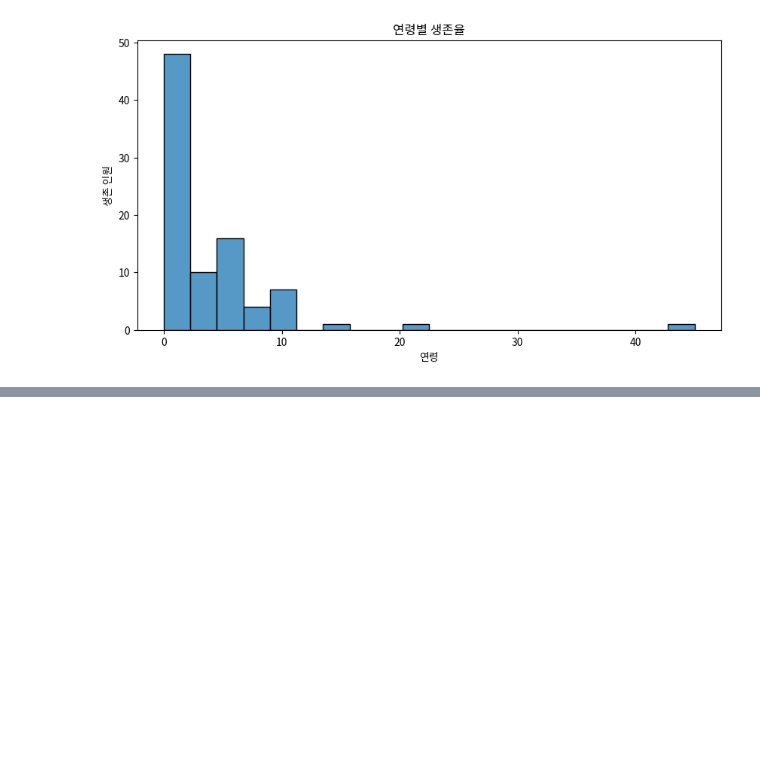
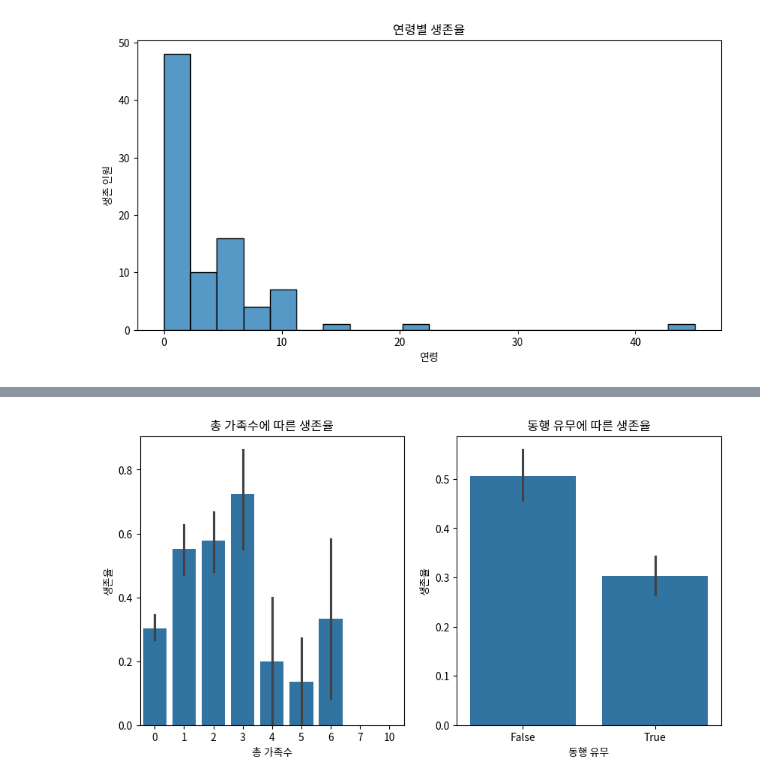
Before and after one commit to JA2PYC/ja2pyc_green_python, a Jupyter notebook: ch09/titanicData.ipynb, the cells around one changed output, grey strips where cells are left out. Cells and saved outputs as stored; diff of their text form; code cells hidden in the pictures; blank space fills up the shorter version.

```diff
--- a/ch09/titanicData.ipynb
+++ b/ch09/titanicData.ipynb
@@ -270,0 +343,5 @@ plt.show()
+# %%
+# Modified Data
+modified_data = df.copy()
+modified_data['family_size'] = df['sibsp'] + df['parch']
+modified_data
@@ -270,0 +362,14 @@ plt.show()
+# %%
+# Survived by family size
+fig, axs = plt.subplots(1,2, figsize = (10, 5))
+sb.barplot(x = 'family_size', y = 'survived', data = modified_data, ax = axs[0])
+axs[0].set_title('총 가족수에 따른 생존율')
+axs[0].set_xlabel('총 가족수')
+axs[0].set_ylabel('생존율')
+sb.barplot(x = 'alone', y = 'survived', data = modified_data, ax = axs[1])
+axs[1].set_title('동행 유무에 따른 생존율')
+axs[1].set_xlabel('동행 유무')
+axs[1].set_ylabel('생존율')
+plt.show()
+# %% [output]
+[figure, added]
```
Also changed, not shown: parts of 8 cells of this notebook, 1 other file.
